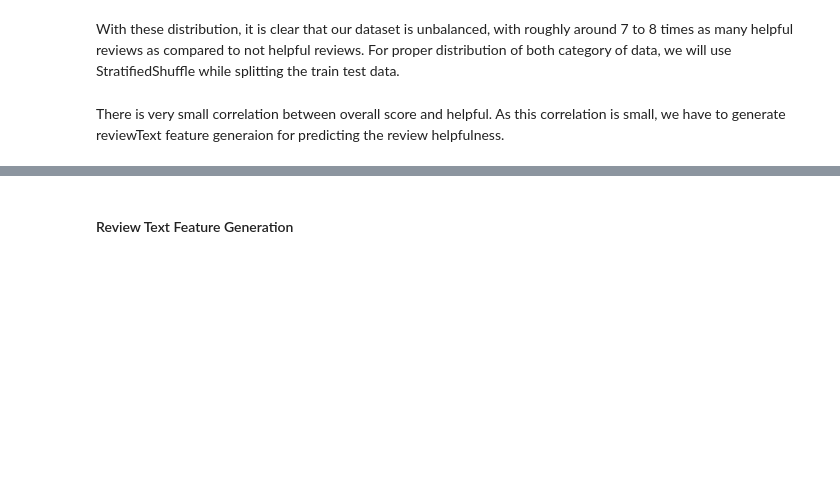
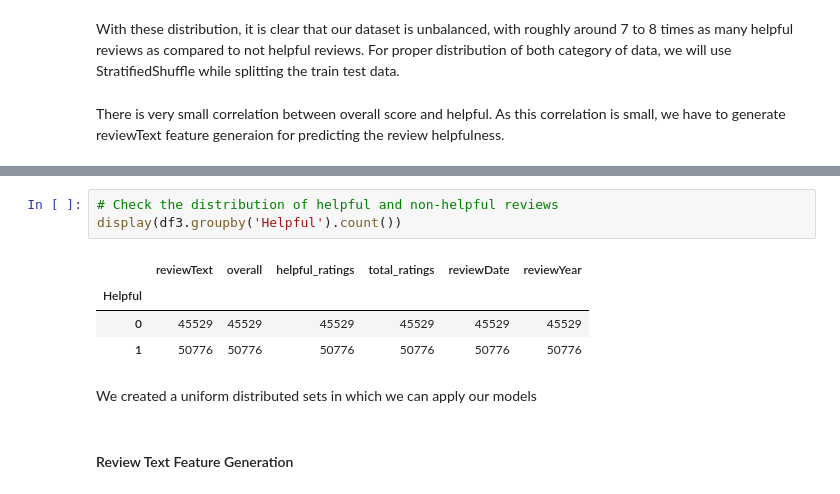
Before and after one commit to subhashree-ai/amazon-review-helpfulness-prediction, a Jupyter notebook: notebooks/amazon_review_helpfulness_prediction_analysis.ipynb, the cells around one changed output, grey strips where cells are left out. Cells and saved outputs as stored; diff of their text form; blank space fills up the shorter version.

```diff
--- a/notebooks/amazon_review_helpfulness_prediction_analysis.ipynb
+++ b/notebooks/amazon_review_helpfulness_prediction_analysis.ipynb
@@ -241,3 +248,13 @@ There is very small correlation between overall score and helpful. As this corre
+# %%
+# Check the distribution of helpful and non-helpful reviews
+display(df3.groupby('Helpful').count())
+# %% [output]
+|  | reviewText | overall | helpful_ratings | total_ratings | reviewDate | reviewYear |
+| Helpful |  |  |  |  |  |  |
+| 0 | 45529 | 45529 | 45529 | 45529 | 45529 | 45529 |
+| 1 | 50776 | 50776 | 50776 | 50776 | 50776 | 50776 |
+# %% [markdown]
+We created a uniform distributed sets in which we can apply our models
 # %% [markdown]
 #### Review Text Feature Generation
 # %% [markdown]
```
Also changed, not shown: parts of 15 cells of this notebook.
